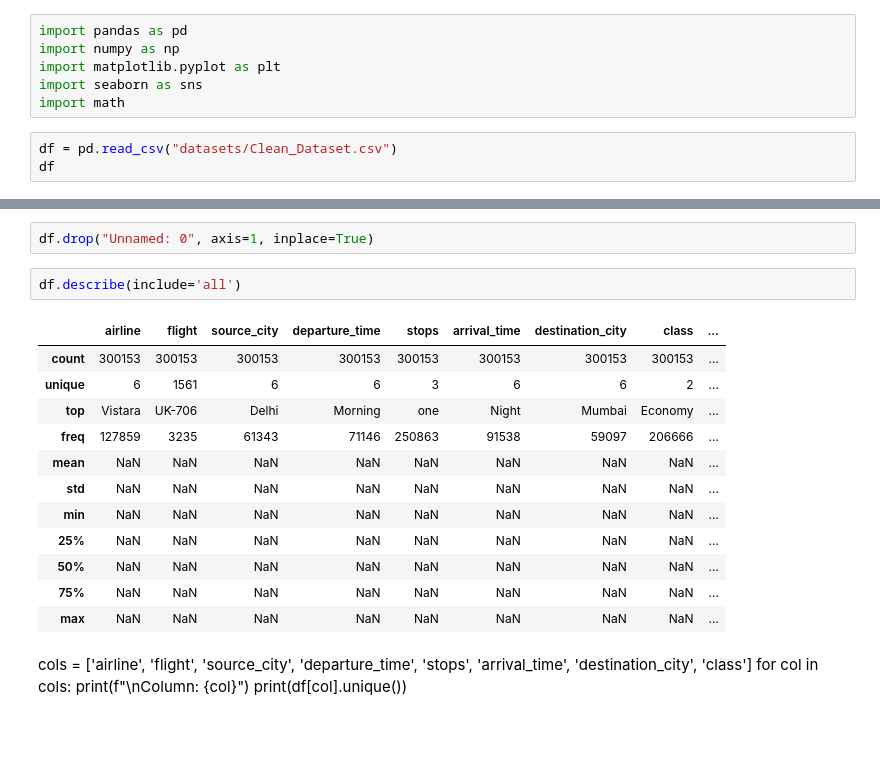
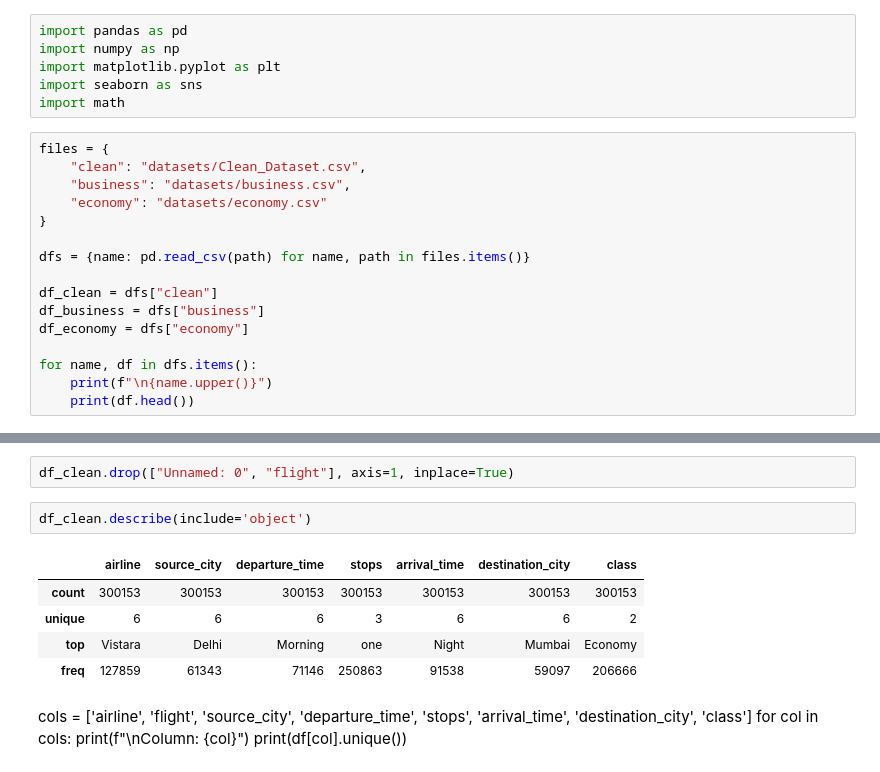
Before and after one commit to agik20/flight-price-prediction, a Jupyter notebook: main.ipynb, the cells around one changed output, grey strips where cells are left out. Drawn from its saved outputs; the diff is of its cells as text; blank space fills up the shorter version.

```diff
--- a/main.ipynb
+++ b/main.ipynb
@@ -5,6 +5,19 @@ import matplotlib.pyplot as plt
 import seaborn as sns
 import math
 # %%
-df = pd.read_csv("datasets/Clean_Dataset.csv")
-df
+files = {
+    "clean": "datasets/Clean_Dataset.csv",
+    "business": "datasets/business.csv",
+    "economy": "datasets/economy.csv"
+}
+
+dfs = {name: pd.read_csv(path) for name, path in files.items()}
+
+df_clean = dfs["clean"]
+df_business = dfs["business"]
+df_economy = dfs["economy"]
+
+for name, df in dfs.items():
+    print(f"\n{name.upper()}")
+    print(df.head())
 # %% [output]
@@ -64,22 +81,15 @@ df.duplicated().sum()
 # %% [output]
 np.int64(0)
 # %%
-df.drop("Unnamed: 0", axis=1, inplace=True)
+df_clean.drop(["Unnamed: 0", "flight"], axis=1, inplace=True)
 # %%
-df.describe(include='all')
+df_clean.describe(include='object')
 # %% [output]
-|  | airline | flight | source_city | departure_time | stops | arrival_time | destination_city | class | ... |
-| count | 300153 | 300153 | 300153 | 300153 | 300153 | 300153 | 300153 | 300153 | ... |
-| unique | 6 | 1561 | 6 | 6 | 3 | 6 | 6 | 2 | ... |
-| top | Vistara | UK-706 | Delhi | Morning | one | Night | Mumbai | Economy | ... |
-| freq | 127859 | 3235 | 61343 | 71146 | 250863 | 91538 | 59097 | 206666 | ... |
-| mean | NaN | NaN | NaN | NaN | NaN | NaN | NaN | NaN | ... |
-| std | NaN | NaN | NaN | NaN | NaN | NaN | NaN | NaN | ... |
-| min | NaN | NaN | NaN | NaN | NaN | NaN | NaN | NaN | ... |
-| 25% | NaN | NaN | NaN | NaN | NaN | NaN | NaN | NaN | ... |
-| 50% | NaN | NaN | NaN | NaN | NaN | NaN | NaN | NaN | ... |
-| 75% | NaN | NaN | NaN | NaN | NaN | NaN | NaN | NaN | ... |
-| max | NaN | NaN | NaN | NaN | NaN | NaN | NaN | NaN | ... |
+|  | airline | source_city | departure_time | stops | arrival_time | destination_city | class |
+| count | 300153 | 300153 | 300153 | 300153 | 300153 | 300153 | 300153 |
+| unique | 6 | 6 | 6 | 3 | 6 | 6 | 2 |
+| top | Vistara | Delhi | Morning | one | Night | Mumbai | Economy |
+| freq | 127859 | 61343 | 71146 | 250863 | 91538 | 59097 | 206666 |
 # %% [markdown]
 cols = ['airline', 'flight', 'source_city', 'departure_time', 'stops', 'arrival_time', 'destination_city', 'class']
 for col in cols:
```
Also changed, not shown: parts of 10 cells of this notebook, 4 other files.
